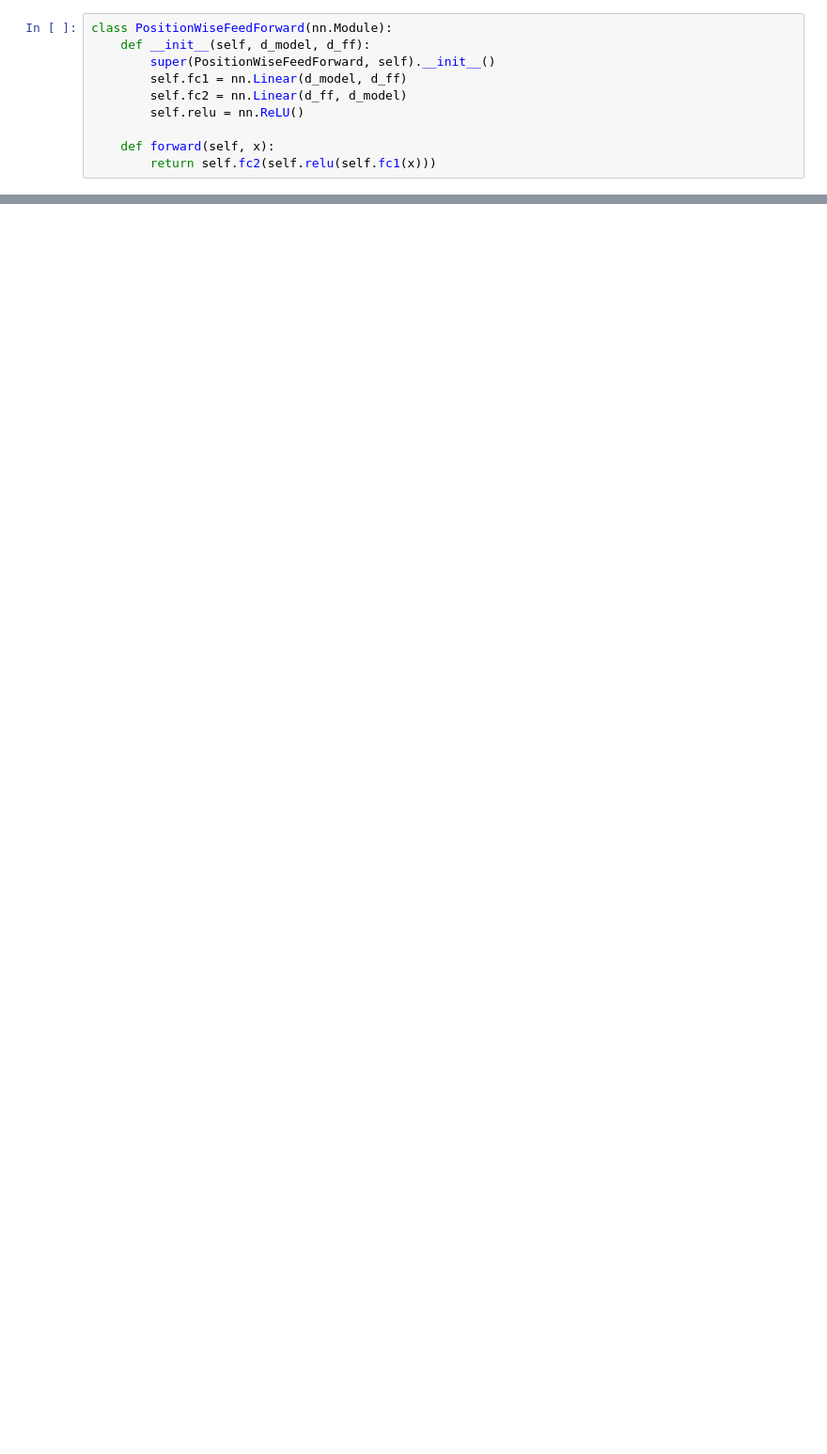
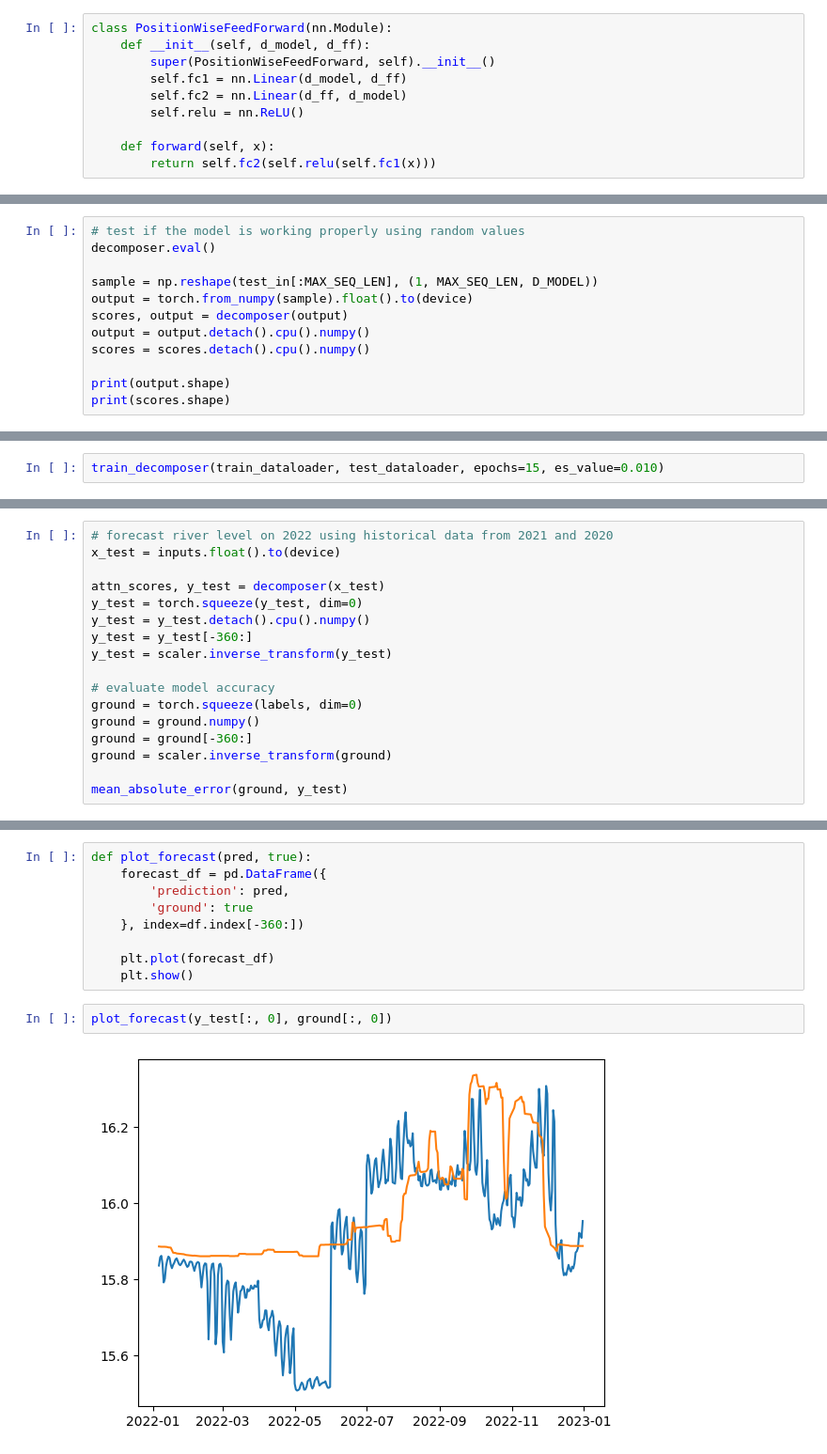
Before and after one commit to NathanAlmazan/RiverCast, a Jupyter notebook: notebooks/stl/rivercast.ipynb, the cells around one changed output, grey strips where cells are left out. Shown at 94% size. Saved outputs shown, nothing was run; the diff lists cells and outputs as text; blank space fills up the shorter version.

Commit message:
RVC-1 documented stl transformer

```diff
--- a/notebooks/rivercast_stl.ipynb
+++ b/notebooks/stl/rivercast.ipynb
@@ -635,0 +529,12 @@ plt.show()
+# %%
+# test if the model is working properly using random values
+decomposer.eval()
+
+sample = np.reshape(test_in[:MAX_SEQ_LEN], (1, MAX_SEQ_LEN, D_MODEL))
+output = torch.from_numpy(sample).float().to(device)
+scores, output = decomposer(output)
+output = output.detach().cpu().numpy()
+scores = scores.detach().cpu().numpy()
+
+print(output.shape)
+print(scores.shape)
@@ -635,0 +613,2 @@ plt.show()
+# %%
+train_decomposer(train_dataloader, test_dataloader, epochs=15, es_value=0.010)
@@ -635,0 +649,17 @@ plt.show()
+# %%
+# forecast river level on 2022 using historical data from 2021 and 2020
+x_test = inputs.float().to(device)
+
+attn_scores, y_test = decomposer(x_test)
+y_test = torch.squeeze(y_test, dim=0)
+y_test = y_test.detach().cpu().numpy()
+y_test = y_test[-360:]
+y_test = scaler.inverse_transform(y_test)
+
+# evaluate model accuracy
+ground = torch.squeeze(labels, dim=0)
+ground = ground.numpy()
+ground = ground[-360:]
+ground = scaler.inverse_transform(ground)
+
+mean_absolute_error(ground, y_test)
@@ -635,0 +670,13 @@ plt.show()
+# %%
+def plot_forecast(pred, true):
+    forecast_df = pd.DataFrame({
+        'prediction': pred,
+        'ground': true
+    }, index=df.index[-360:])
+
+    plt.plot(forecast_df)
+    plt.show()
+# %%
+plot_forecast(y_test[:, 0], ground[:, 0])
+# %% [output]
+[figure, added]
```
Also changed, not shown: parts of 82 cells of this notebook, 2 other files.
